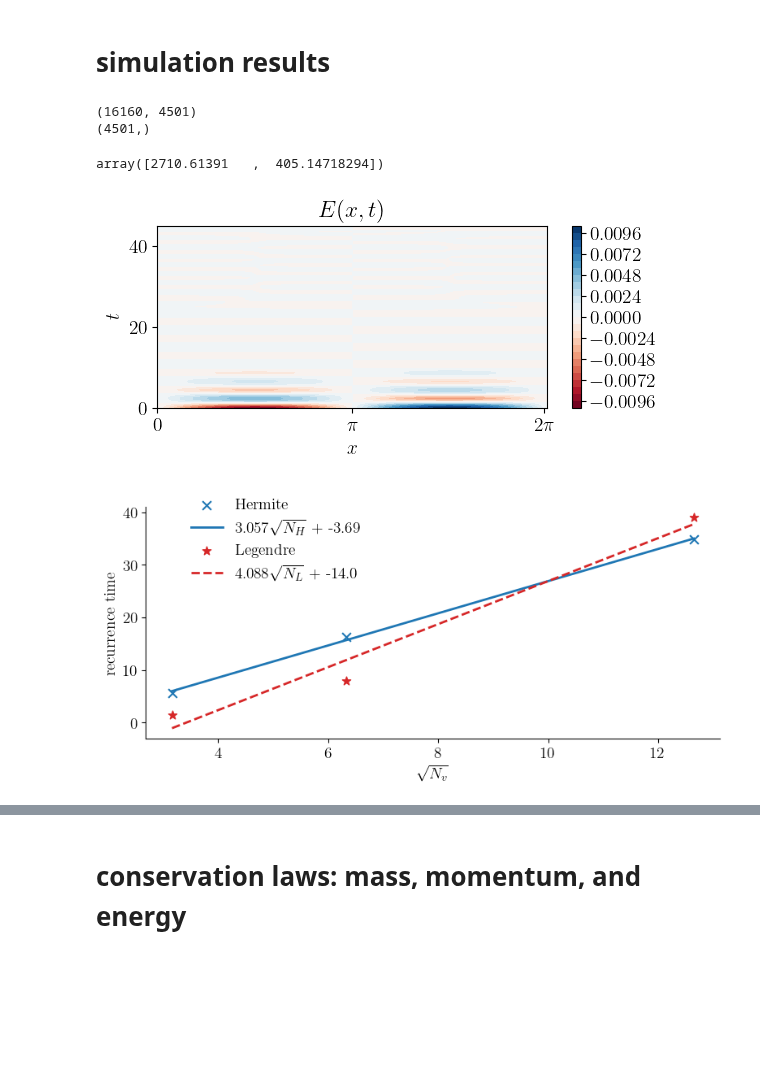
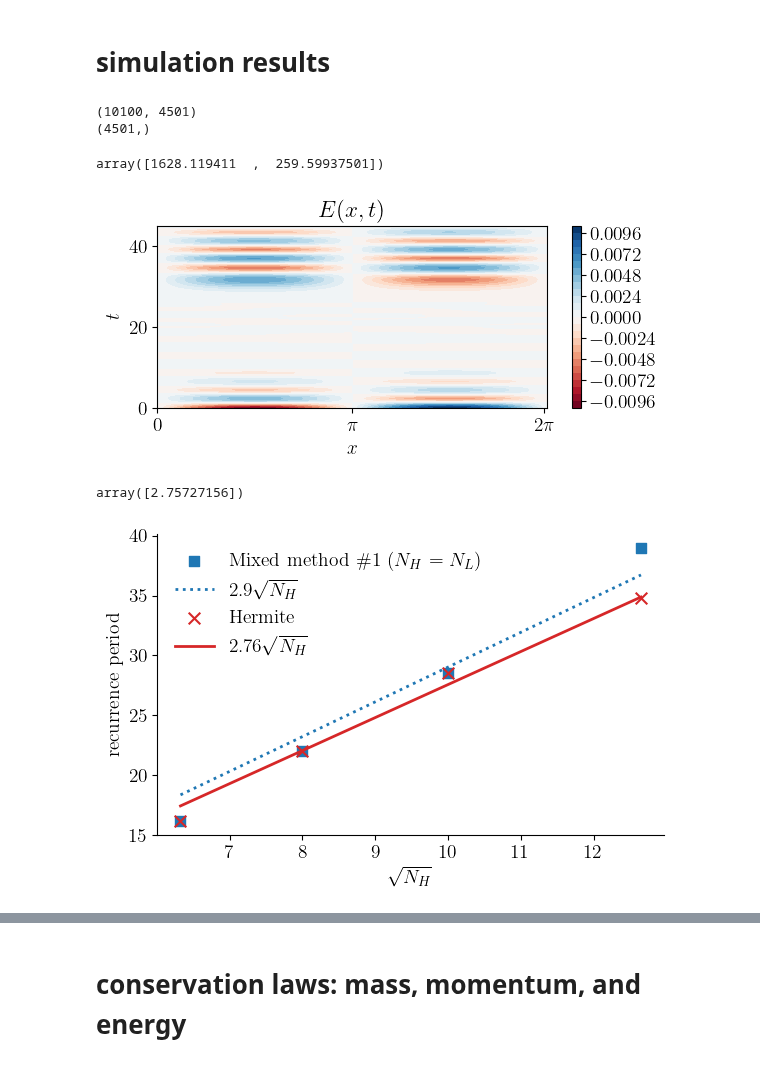
Before and after one commit to opaliss/mixed_methods, a Jupyter notebook: analysis/legendre/weak_landau_damping_legendre.ipynb, the cells around one changed output, grey strips where cells are left out. Drawn from its saved outputs; the diff is of its cells as text; code cells hidden in the pictures; blank space fills up the shorter version.

```diff
--- a/analysis/legendre/weak_landau_damping_legendre.ipynb
+++ b/analysis/legendre/weak_landau_damping_legendre.ipynb
@@ -25,7 +25,7 @@ matplotlib.rcParams['text.usetex'] = True
 # Legendre weak Landau damping
 # %%
 setup = SimulationSetupLegendre(Nx=101,
-                                Nv_e=160,
+                                Nv_e=100,
                                 epsilon=1e-2,
                                 v_a=-6,
                                 v_b=6,
@@ -58,14 +58,14 @@ dt = 0.01 * skip
 print(np.shape(sol_midpoint_u))
 print(np.shape(sol_midpoint_t))
 # %% [output]
-(16160, 4501)
+(10100, 4501)
 (4501,)
 # %%
 runtime = np.load("../../data/legendre/weak_landau/sol_runtime_Nv_" + str(setup.Nv_e) + "_Nx_" + str(setup.Nx)
             + "_" + str(setup.T0) + "_" + str(setup.T) + ".npy")
 runtime
 # %% [output]
-array([2710.61391   ,  405.14718294])
+array([1628.119411  ,  259.59937501])
 # %%
 # initialize the electric potential
 E_midpoint = np.zeros((setup.Nx + 1, len(sol_midpoint_t)))
@@ -105,7 +105,7 @@ _ = ax.set_xticklabels([r"0", r"$\pi$", r"$2\pi$"])
 _ = ax.set_ylabel("$t$")
 plt.tight_layout()
 # %% [output]
-[figure, old version]
+[figure, new version]
 # %%
 np.save("../../data/legendre/weak_landau/E1_Nv_" + str(setup.Nv_e) + ".npy", np.abs(np.fft.fft(E_midpoint, axis=0, norm="forward")[1, :]))
 # %%
@@ -114,35 +114,44 @@ recurrence_vec_legendre = [1.5, 8, 39]
 # %%
-recurrence_vec_hermite = [5.61, 16.2, 34.8]
-Nv_vec_hermite = [10, 40, 160]
+recurrence_vec_hermite = np.array([16.2, 22, 28.5, 34.8])
+Nv_vec_hermite = np.array([40, 64, 100, 160])
 # %%
-Nv_vec_mm1 = [20, 40, 60, 80, 100, 200, 300, 400]
-recurrence_vec_mm1 = [5, 6, 7.5, 9, 10, 11, 15, 18]
+Nv_vec_mm1 = np.array([40*2, 64*2, 100*2, 160*2])
+recurrence_vec_mm1 = np.array([16.2, 22, 28.5, 39])
+# %%
+popt
+# %% [output]
+array([2.75727156])
 # %%
-fig, ax = plt.subplots(figsize=(8, 4))
-ax.scatter(np.sqrt(Nv_vec_hermite), recurrence_vec_hermite, marker="x", s=60, color="tab:blue", label="Hermite")
-slope, intercept = np.polyfit(np.sqrt(Nv_vec_hermite), recurrence_vec_hermite, 1)
-ax.plot(np.sqrt(Nv_vec_hermite), slope*np.sqrt(Nv_vec_hermite) + intercept, color="tab:blue", linewidth=2, label=str(round(slope, 3)) + "$\sqrt{N_{H}}$ + " + str(round(intercept, 3)))
+fig, ax = plt.subplots(figsize=(6, 4))
+
+#def a function
+def linear_f(x, a):
+    return a*x
+
+ax.scatter(np.sqrt(Nv_vec_mm1/2), recurrence_vec_mm1, marker="s", s=60, color="tab:blue", label="Mixed method \#1 ($N_{H} = N_{L}$)")
+popt, pcov = scipy.optimize.curve_fit(linear_f, np.sqrt(Nv_vec_mm1/2), recurrence_vec_mm1)
+ax.plot(np.sqrt(Nv_vec_mm1/2), popt*np.sqrt(Nv_vec_mm1/2), color="tab:blue", linewidth=2, ls=":", label=str(round(popt[0], 2)) + "$\sqrt{N_{H}}$")
+
+ax.scatter(np.sqrt(Nv_vec_hermite), recurrence_vec_hermite, marker="x", s=70, color="tab:red", label="Hermite")
+popt, pcov = scipy.optimize.curve_fit(linear_f, np.sqrt(Nv_vec_hermite), recurrence_vec_hermite)
+ax.plot(np.sqrt(Nv_vec_hermite), popt*np.sqrt(Nv_vec_hermite), color="tab:red", linewidth=2, label=str(round(popt[0], 2)) + "$\sqrt{N_{H}}$")
+
+# ax.scatter(np.sqrt(Nv_vec_legendre), recurrence_vec_legendre, marker="*", s=60, color="tab:red", label="Legendre")
+# popt, pcov = scipy.optimize.curve_fit(linear_f, np.sqrt(Nv_vec_legendre), recurrence_vec_legendre)
+# ax.plot(np.sqrt(Nv_vec_legendre), popt*np.sqrt(Nv_vec_legendre), color="tab:red", linewidth=2, ls="--", label=str(round(popt[0], 2)) + "$\sqrt{N_{L}}$")
 
 
-ax.scatter(np.sqrt(Nv_vec_legendre), recurrence_vec_legendre, marker="*", s=60, color="tab:red", label="Legendre")
-slope, intercept = np.polyfit(np.sqrt(Nv_vec_legendre), recurrence_vec_legendre, 1)
-ax.plot(np.sqrt(Nv_vec_legendre), slope*np.sqrt(Nv_vec_legendre) + intercept, color="tab:red", linewidth=2, ls="--", label=str(round(slope, 3)) + "$\sqrt{N_{L}}$ + " + str(round(intercept, 3)))
-
-# ax.scatter(np.sqrt(Nv_vec_mm1), recurrence_vec_mm1, marker="o", s=60, color="tab:green", label="Mixed method \#1")
-# slope, intercept = np.polyfit(np.sqrt(Nv_vec_mm1), recurrence_vec_mm1, 1)
-# ax.plot(np.sqrt(Nv_vec_mm1), slope*np.sqrt(Nv_vec_mm1) + intercept, color="tab:green", linewidth=2, ls=":", label=str(round(slope, 3)) + "$\sqrt{N_{L}+ N_{H}}$ + " + str(round(intercept, 3)))
-
-
+ax.set_ylim(15)
 ax.spines['right'].set_visible(False)
 ax.spines['top'].set_visible(False)
-ax.set_ylabel("recurrence time")
-ax.set_xlabel("$\sqrt{N_{v}}$")
-legend = ax.legend(ncols=1, fancybox=False, shadow=False, fontsize=14, bbox_to_anchor=(0.4, 1.1))
+ax.set_ylabel("recurrence period")
+ax.set_xlabel("$\sqrt{N_{H}}$")
+legend = ax.legend(ncols=1, fancybox=False, shadow=False, fontsize=14, loc="upper left")
 legend.get_frame().set_alpha(0)
 plt.tight_layout()
 plt.savefig("../../figures/legendre/weak_landau/weak_landau_damping_recurrence_time.png", dpi=300)
 # %% [output]
-[figure, old version]
+[figure, new version]
 # %%
 # plot the electric field damping rate
 fig, ax = plt.subplots(figsize=(7, 5))
```
Also changed, not shown: parts of 2 cells of this notebook, 5 other files.
